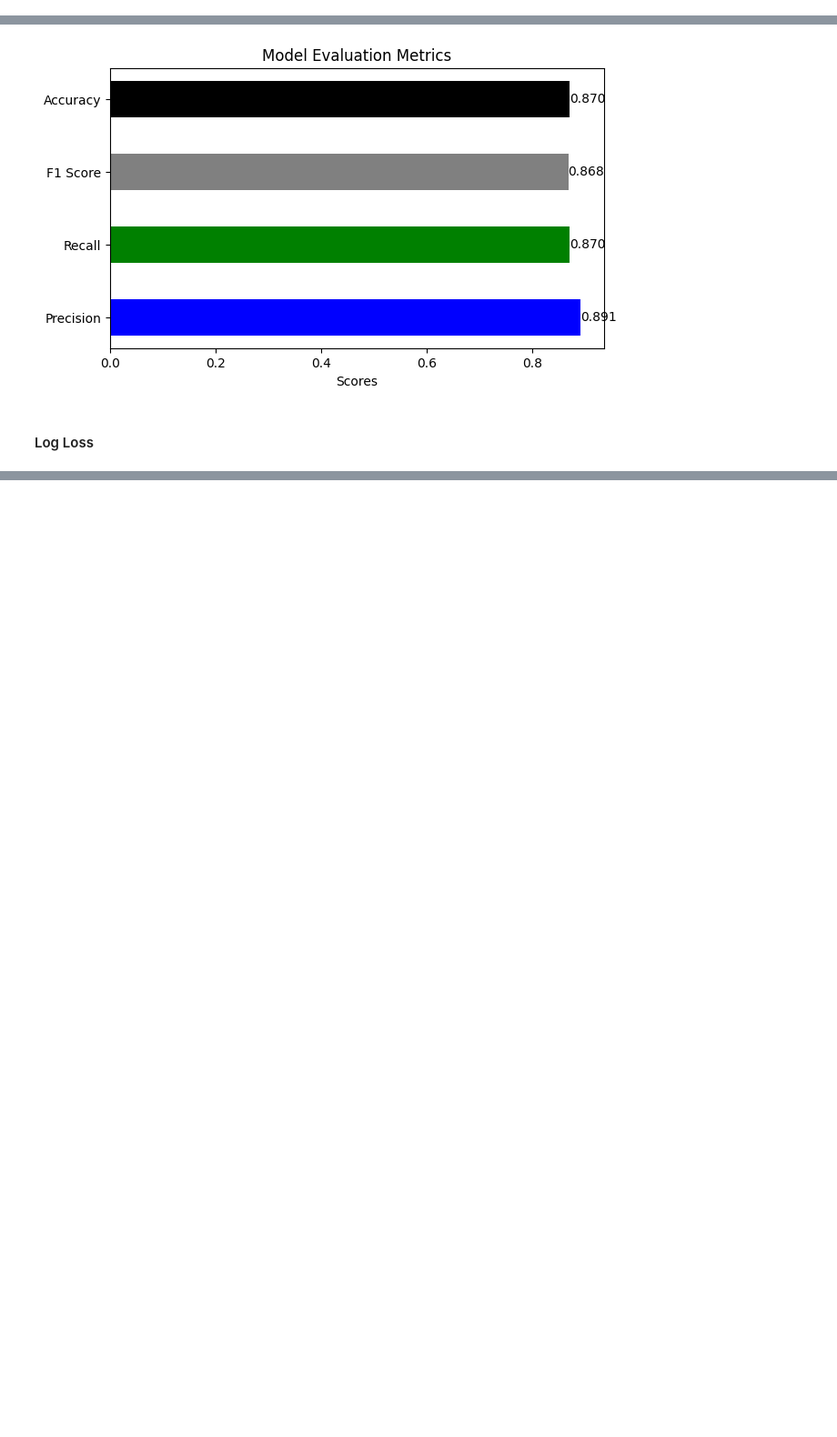
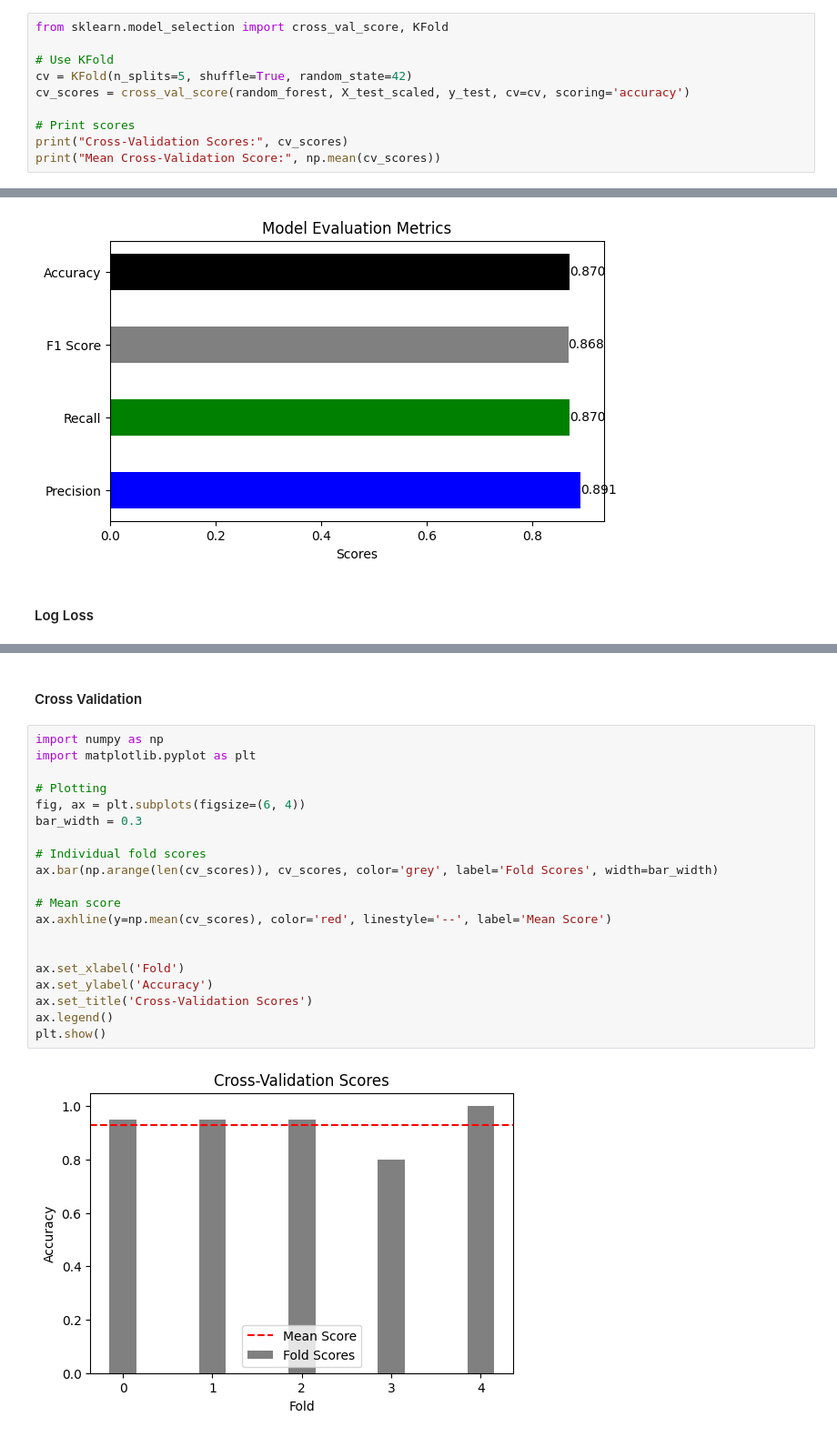
Before and after one commit to SarantisPapachrist/Diploma-Thesis, a Jupyter notebook: PV_dataset/random_forest_PV.ipynb, the cells around one changed output, grey strips where cells are left out. Shown at 91% size. Drawn from its saved outputs; the diff is of its cells as text; blank space fills up the shorter version.

Commit message:
Addition of 5-fold cross validation

```diff
--- a/PV_dataset/random_forest_PV.ipynb
+++ b/PV_dataset/random_forest_PV.ipynb
@@ -242,0 +248,10 @@ Training Log Loss: 0.6398300752764272
+# %%
+from sklearn.model_selection import cross_val_score, KFold
+
+# Use KFold
+cv = KFold(n_splits=5, shuffle=True, random_state=42)
+cv_scores = cross_val_score(random_forest, X_test_scaled, y_test, cv=cv, scoring='accuracy')
+
+# Print scores
+print("Cross-Validation Scores:", cv_scores)
+print("Mean Cross-Validation Score:", np.mean(cv_scores))
@@ -343,3 +358,27 @@ ax.set_title('Log Loss Comparison between Training and Testing Sets')
 plt.show()
 # %% [output]
 [figure]
+# %% [markdown]
+#### Cross Validation
+# %%
+import numpy as np
+import matplotlib.pyplot as plt
+
+# Plotting
+fig, ax = plt.subplots(figsize=(6, 4))
+bar_width = 0.3
+
+# Individual fold scores
+ax.bar(np.arange(len(cv_scores)), cv_scores, color='grey', label='Fold Scores', width=bar_width)
+
+# Mean score
+ax.axhline(y=np.mean(cv_scores), color='red', linestyle='--', label='Mean Score')
+
+
+ax.set_xlabel('Fold')
+ax.set_ylabel('Accuracy')
+ax.set_title('Cross-Validation Scores')
+ax.legend()
+plt.show()
+# %% [output]
+[figure, added]
```
Also changed, not shown: parts of 7 cells of this notebook.
